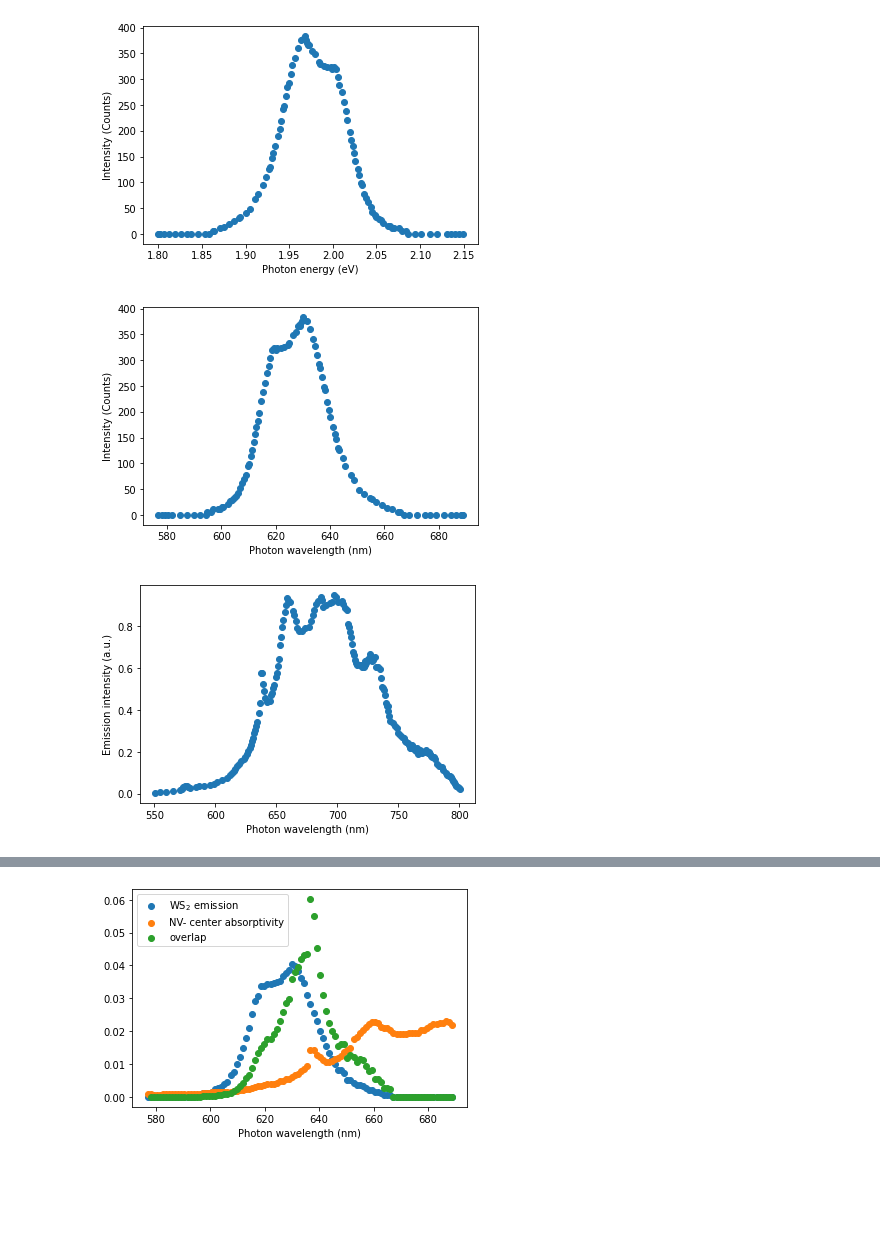
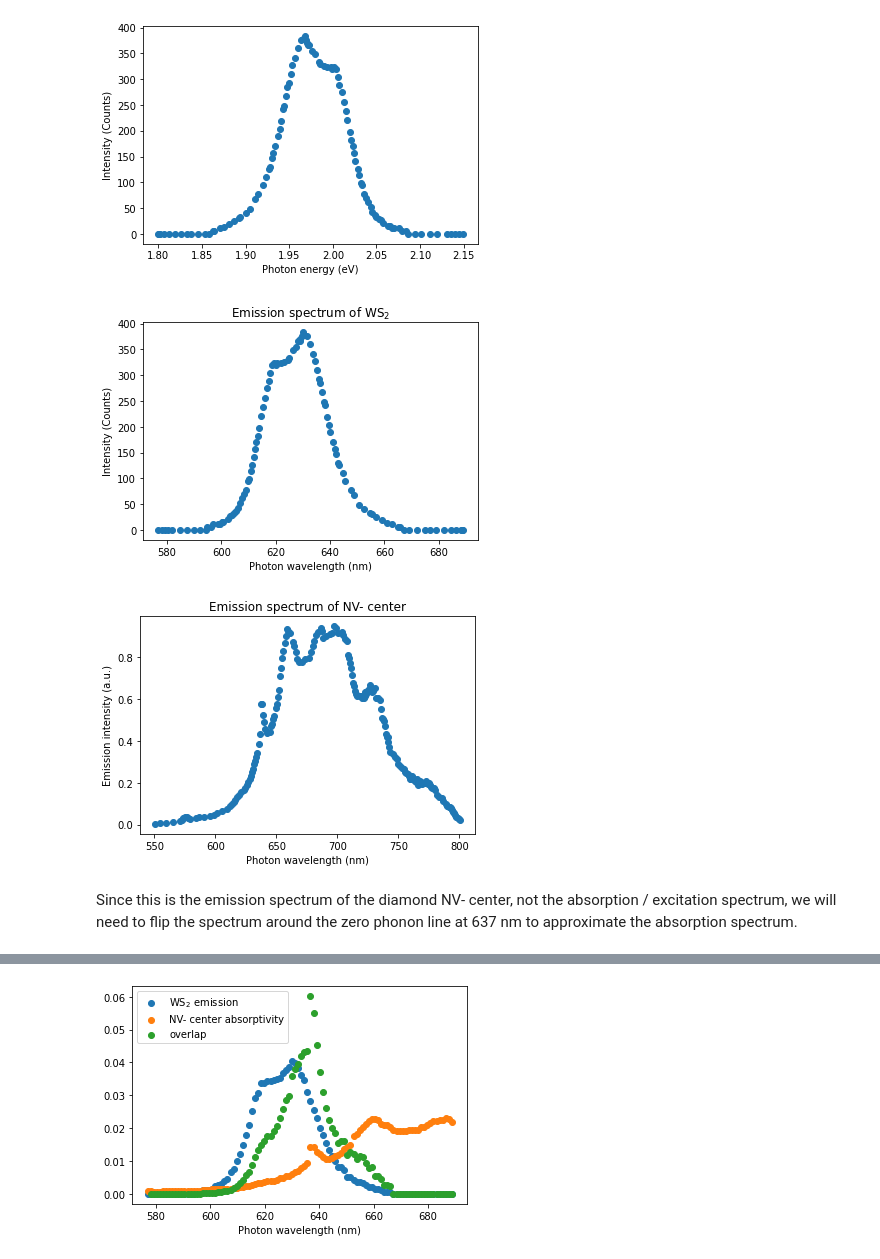
Before and after one commit to nbeaver/ws2-diamond-fret-calculation, a Jupyter notebook: WS2_NV-_center_FRET_estimation.ipynb, the cells around one changed output, grey strips where cells are left out. Saved outputs shown, nothing was run; the diff lists cells and outputs as text; code cells hidden in the pictures; blank space fills up the shorter version.

```diff
--- a/WS2_NV-_center_FRET_estimation.ipynb
+++ b/WS2_NV-_center_FRET_estimation.ipynb
@@ -86,17 +87,21 @@ plt.ylabel("Intensity (Counts)");
 # %%
 hc = 1239.8 # eV nm
 WS2_nm = hc/WS2_eV
 plt.clf()
 plt.scatter(WS2_nm, WS2_intensity)
+plt.title("Emission spectrum of $\mathrm{WS_2}$")
 plt.xlabel("Photon wavelength (nm)")
 plt.ylabel("Intensity (Counts)");
 # %% [output]
-[figure, old version]
+[figure, new version]
 # %%
-nv_center_nm, nv_center_intensity, _, _, _, _ = np.loadtxt("NV_center_absorption.txt", unpack=True)
+nv_center_emission_nm, nv_center_emission_intensity, _, _, _, _ = np.loadtxt("NV_center_emission.txt", unpack=True)
 plt.clf()
-plt.scatter(nv_center_nm, nv_center_intensity)
+plt.scatter(nv_center_emission_nm, nv_center_emission_intensity)
+plt.title("Emission spectrum of NV- center")
 plt.xlabel("Photon wavelength (nm)")
 plt.ylabel("Emission intensity (a.u.)");
 # %% [output]
-[figure, old version]
+[figure, new version]
+# %% [markdown]
+Since this is the emission spectrum of the diamond NV- center, not the absorption / excitation spectrum, we will need to flip the spectrum around the zero phonon line at 637 nm to approximate the absorption spectrum.
```
Also changed, not shown: parts of 11 cells of this notebook, 3 other files.
